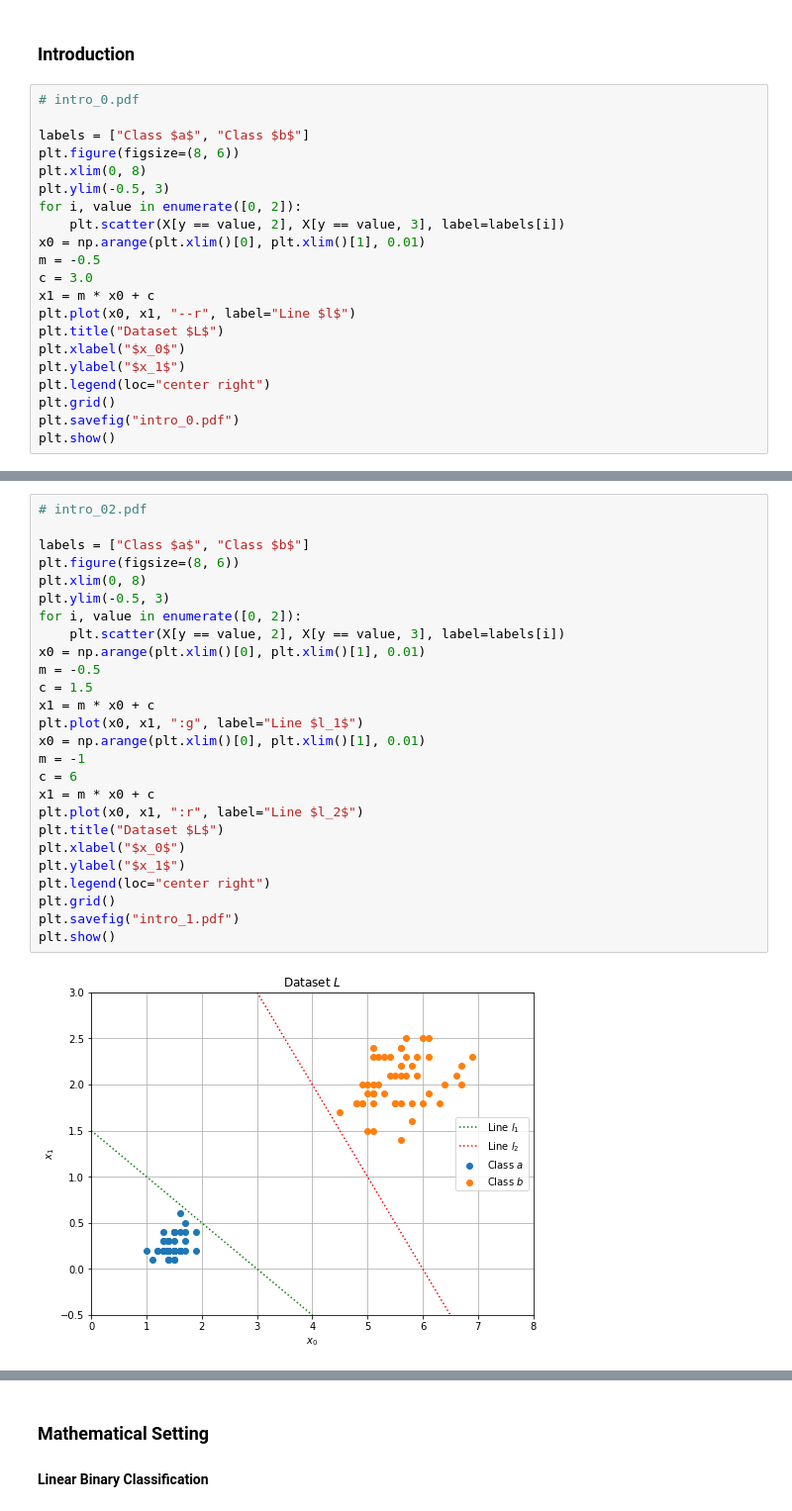
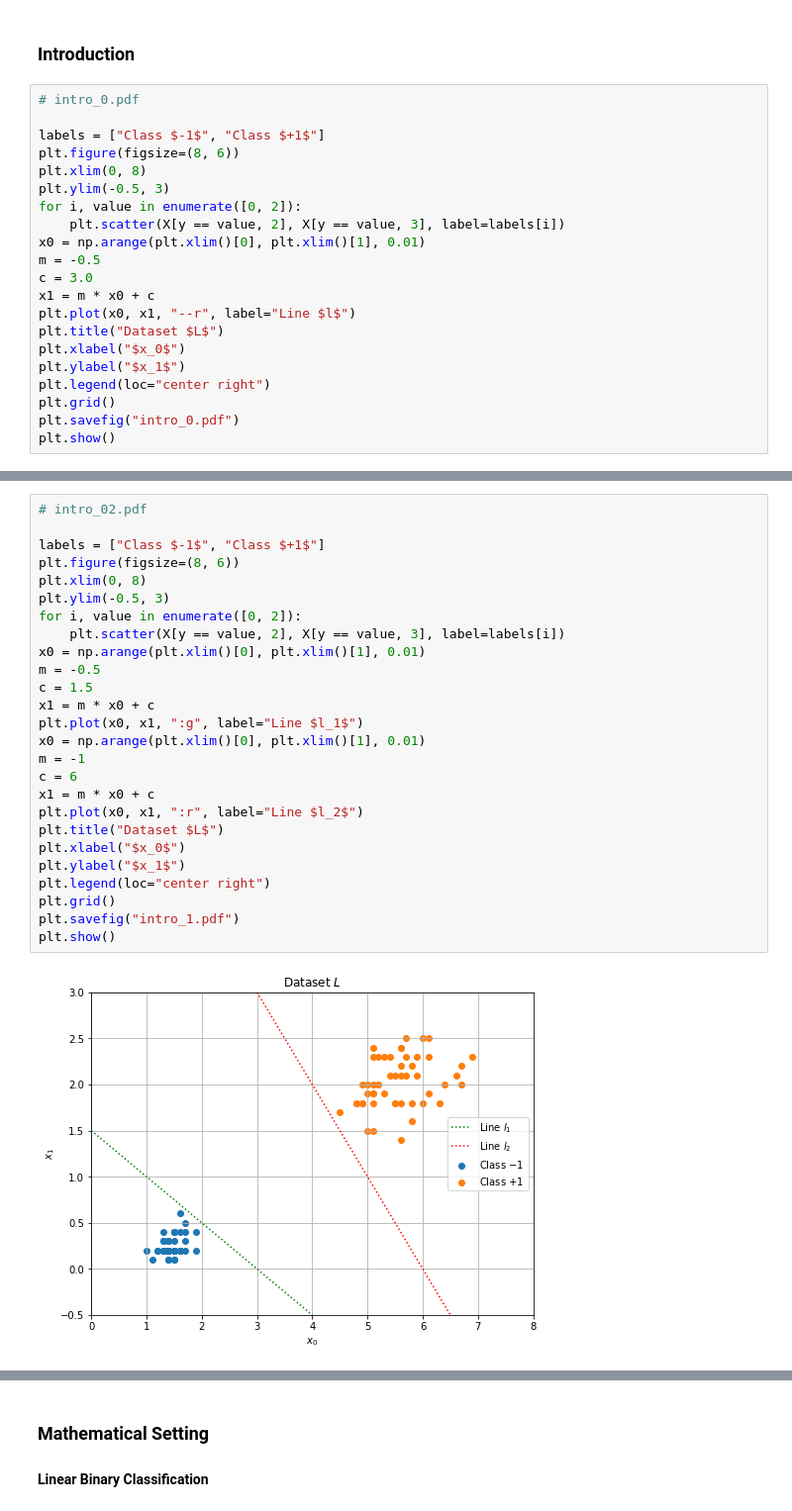
Before and after one commit to johnduffymsc/msc_comp0120project, a Jupyter notebook: COMP0120_Project_John_Duffy.ipynb, the cells around one changed output, grey strips where cells are left out. Shown at 99% size. Saved outputs shown, nothing was run; the diff lists cells and outputs as text.

```diff
--- a/COMP0120_Project_John_Duffy.ipynb
+++ b/COMP0120_Project_John_Duffy.ipynb
@@ -20,7 +20,7 @@ y_names = iris["target_names"]
 # %%
 # intro_0.pdf
 
-labels = ["Class $a$", "Class $b$"]
+labels = ["Class $-1$", "Class $+1$"]
 plt.figure(figsize=(8, 6))
 plt.xlim(0, 8)
 plt.ylim(-0.5, 3)
@@ -43,31 +43,31 @@ plt.show()
 # %%
 # intro_02.pdf
 
-labels = ["Class $a$", "Class $b$"]
+labels = ["Class $-1$", "Class $+1$"]
 plt.figure(figsize=(8, 6))
 plt.xlim(0, 8)
 plt.ylim(-0.5, 3)
 for i, value in enumerate([0, 2]):
     plt.scatter(X[y == value, 2], X[y == value, 3], label=labels[i])
 x0 = np.arange(plt.xlim()[0], plt.xlim()[1], 0.01)
 m = -0.5
 c = 1.5
 x1 = m * x0 + c
 plt.plot(x0, x1, ":g", label="Line $l_1$")
 x0 = np.arange(plt.xlim()[0], plt.xlim()[1], 0.01)
 m = -1
 c = 6
 x1 = m * x0 + c
 plt.plot(x0, x1, ":r", label="Line $l_2$")
 plt.title("Dataset $L$")
 plt.xlabel("$x_0$")
 plt.ylabel("$x_1$")
 plt.legend(loc="center right")
 plt.grid()
 plt.savefig("intro_1.pdf")
 plt.show()
 # %% [output]
-[figure, old version]
+[figure, new version]
 # %%
 # intro_03.pdf
 
```
Also changed, not shown: parts of 3 cells of this notebook, 1 other file.
